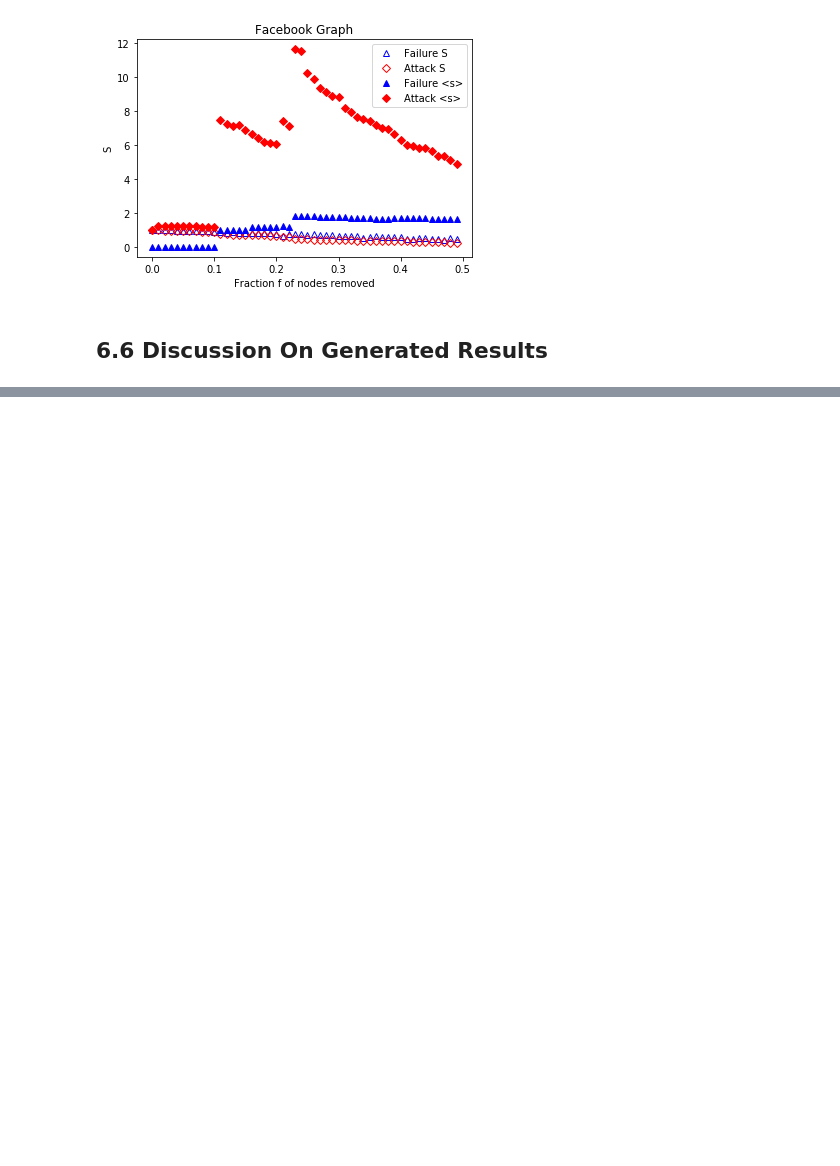
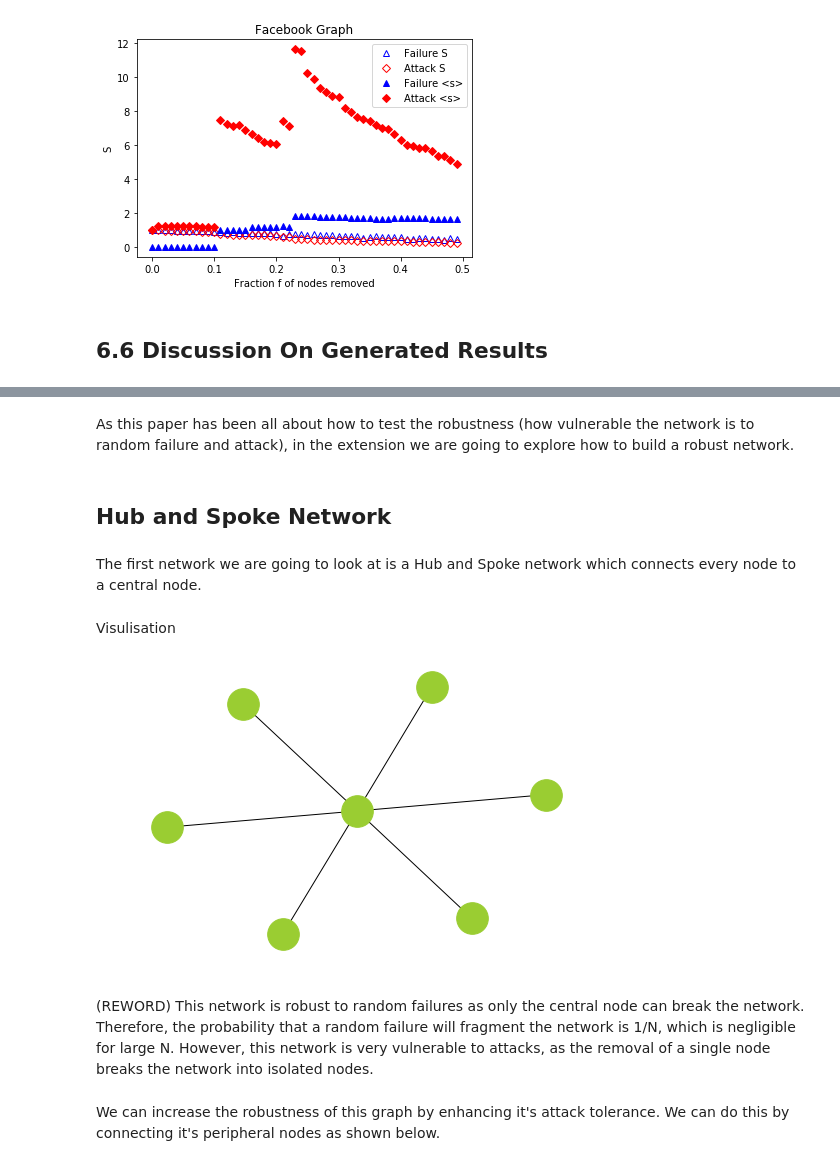
Before and after one commit to DylannBell/complex_networks_attack_tolerance, a Jupyter notebook: CODE/Error & Attack Tolerance Of Complex Networks.ipynb, the cells around one changed output, grey strips where cells are left out. Drawn from its saved outputs; the diff is of its cells as text; code cells hidden in the pictures; blank space fills up the shorter version.

Commit message:
Added extension

```diff
--- a/CODE/Error & Attack Tolerance Of Complex Networks.ipynb
+++ b/CODE/Error & Attack Tolerance Of Complex Networks.ipynb
@@ -675,0 +680,26 @@ generate_experiment_2_graph("Facebook Graph", remove_range, facebook_Failure_big
+# %% [markdown]
+As this paper has been all about how to test the robustness (how vulnerable the network is to random failure and attack), in the extension we are going to explore how to build a robust network.
+# %% [markdown]
+## Hub and Spoke Network
+# %% [markdown]
+The first network we are going to look at is a Hub and Spoke network which connects every node to a central node.
+# %%
+def create_hub_spoke_graph(N):
+    '''
+        N : Number of nodes
+    '''
+    return nx.star_graph(N)
+# %% [markdown]
+Visulisation
+# %%
+
+N = 6
+hub_graph = create_hub_spoke_graph(N)
+nx.draw(hub_graph, font_size=15, node_color='yellowgreen', node_size=1000)
+# %% [output]
+[figure, added]
+# %% [markdown]
+(REWORD)
+This network is robust to random failures as only the central node can break the network. Therefore, the probability that a random failure will fragment the network is 1/N, which is negligible for large N. However, this network is very vulnerable to attacks, as the removal of a single node breaks the network into isolated nodes.
+# %% [markdown]
+We can increase the robustness of this graph by enhancing it's attack tolerance. We can do this by connecting it's peripheral nodes as shown below.
```
Also changed, not shown: parts of 12 cells of this notebook.
